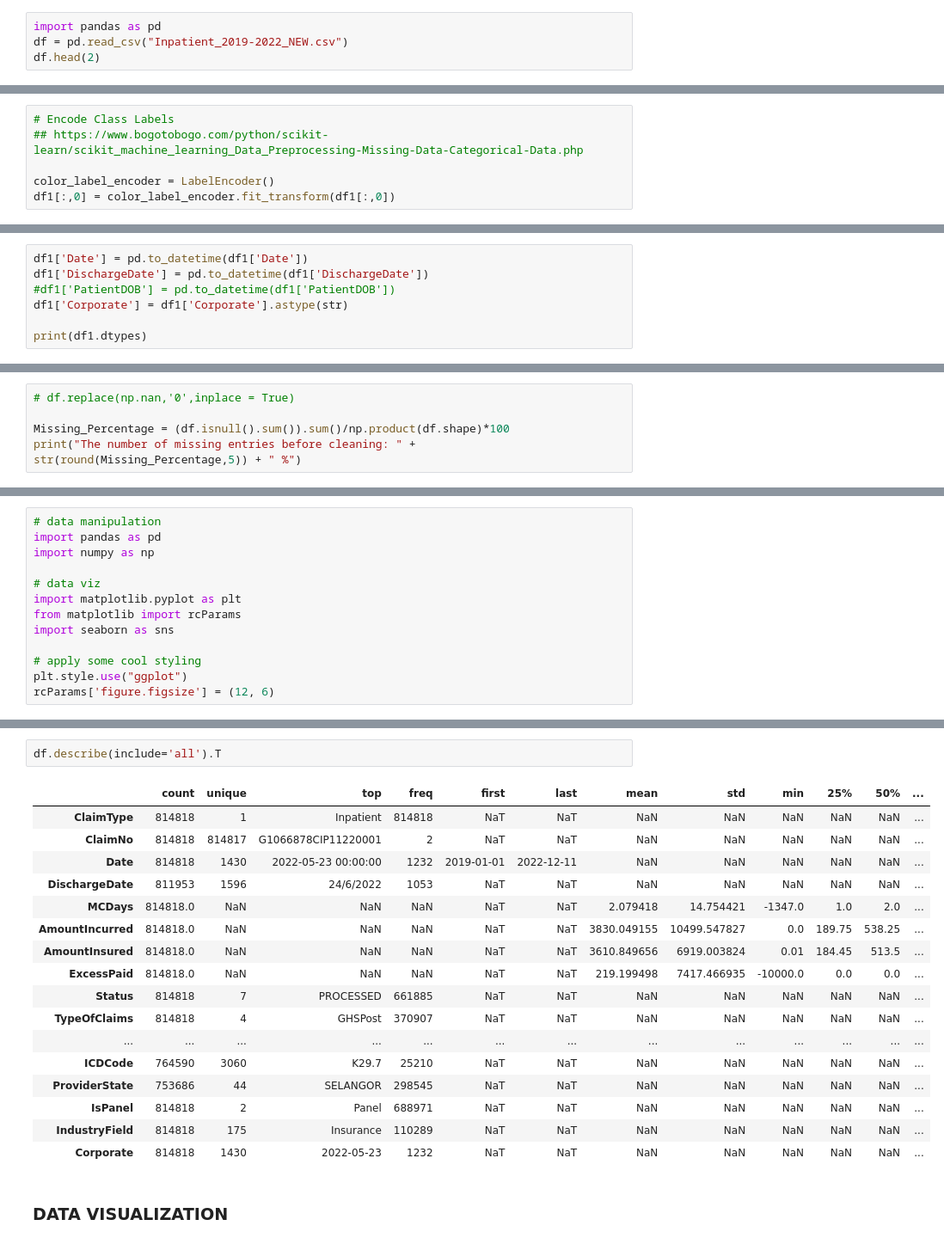
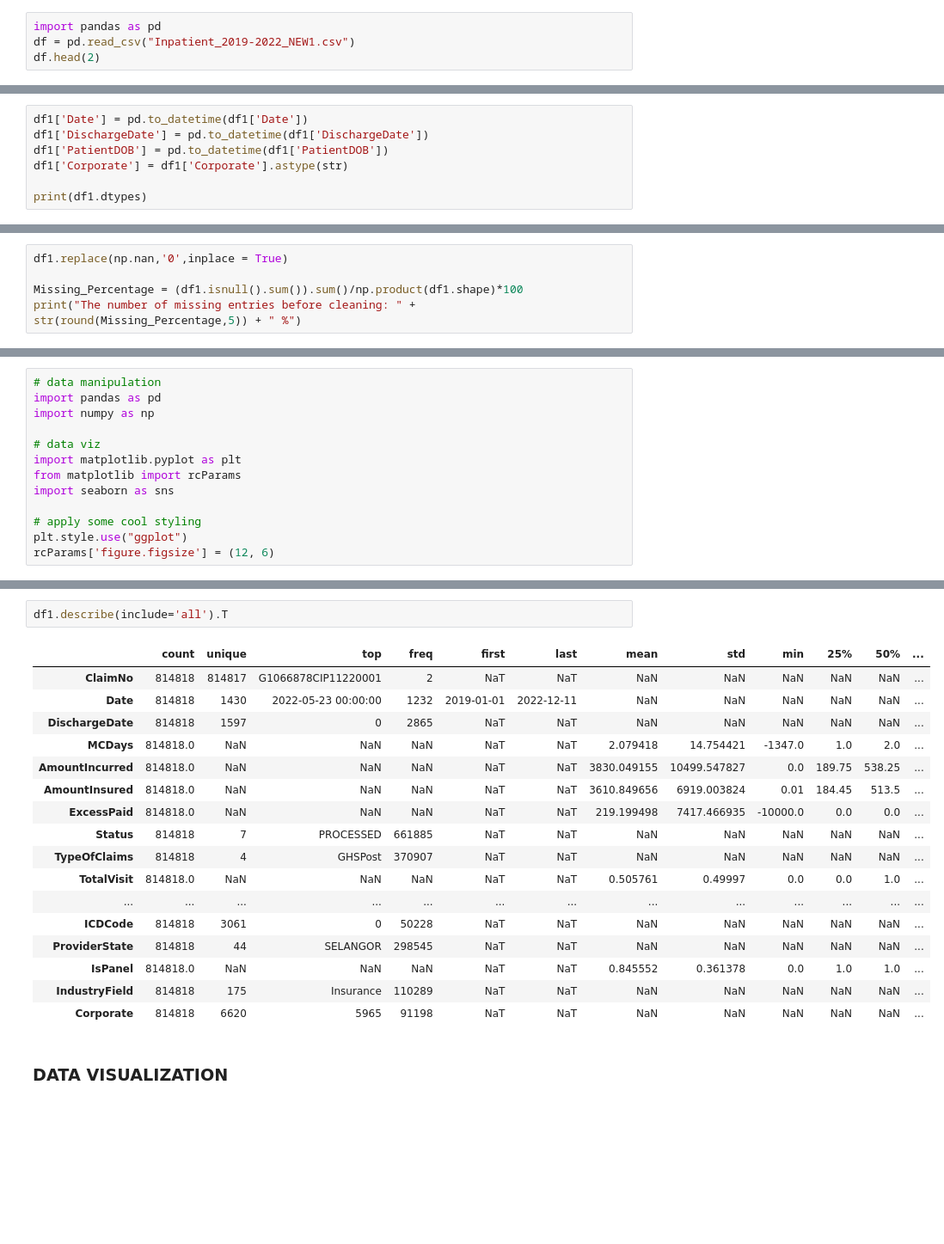
Before and after one commit to AngieChong/Research-Paper, a Jupyter notebook: P2_Prediction_of_Inpatient_Cost.ipynb, the cells around one changed output, grey strips where cells are left out. Shown at 86% size. Cells and saved outputs as stored; diff of their text form; blank space fills up the shorter version.

```diff
--- a/P2_Prediction_of_Inpatient_Cost.ipynb
+++ b/P2_Prediction_of_Inpatient_Cost.ipynb
@@ -17,5 +17,5 @@ User uploaded file "Inpatient_2019-2022_NEW.csv" with length 292638384 bytes
 # %%
 import pandas as pd
-df = pd.read_csv("Inpatient_2019-2022_NEW.csv")
+df = pd.read_csv("Inpatient_2019-2022_NEW1.csv")
 df.head(2)
 # %% [output]
@@ -78,10 +78,4 @@ df1.head(3)
 3 rows × 31 columns
-# %%
-# Encode Class Labels
-## https://www.bogotobogo.com/python/scikit-learn/scikit_machine_learning_Data_Preprocessing-Missing-Data-Categorical-Data.php
-
-color_label_encoder = LabelEncoder()
-df1[:,0] = color_label_encoder.fit_transform(df1[:,0])
 # %% [markdown]
 ### Change Data Types
 # %%
@@ -107,7 +101,7 @@ dtype: object
 # %%
 df1['Date'] = pd.to_datetime(df1['Date'])
 df1['DischargeDate'] = pd.to_datetime(df1['DischargeDate'])
-#df1['PatientDOB'] = pd.to_datetime(df1['PatientDOB'])
+df1['PatientDOB'] = pd.to_datetime(df1['PatientDOB'])
 df1['Corporate'] = df1['Corporate'].astype(str)
 
 print(df1.dtypes)
@@ -254,9 +252,9 @@ df1.MCDays.isnull().sum()
 # %% [output]
 0
 # %%
-# df.replace(np.nan,'0',inplace = True)
+df1.replace(np.nan,'0',inplace = True)
 
-Missing_Percentage = (df.isnull().sum()).sum()/np.product(df.shape)*100
+Missing_Percentage = (df1.isnull().sum()).sum()/np.product(df1.shape)*100
 print("The number of missing entries before cleaning: " + str(round(Missing_Percentage,5)) + " %")
 # %% [output]
 The number of missing entries before cleaning: 0.0 %
@@ -368,23 +366,23 @@ df.describe()
 # %%
-df.describe(include='all').T
+df1.describe(include='all').T
 # %% [output]
 |  | count | unique | top | freq | first | last | mean | std | min | 25% | 50% | ... |
-| ClaimType | 814818 | 1 | Inpatient | 814818 | NaT | NaT | NaN | NaN | NaN | NaN | NaN | ... |
 | ClaimNo | 814818 | 814817 | G1066878CIP11220001 | 2 | NaT | NaT | NaN | NaN | NaN | NaN | NaN | ... |
 | Date | 814818 | 1430 | 2022-05-23 00:00:00 | 1232 | 2019-01-01 | 2022-12-11 | NaN | NaN | NaN | NaN | NaN | ... |
-| DischargeDate | 811953 | 1596 | 24/6/2022 | 1053 | NaT | NaT | NaN | NaN | NaN | NaN | NaN | ... |
+| DischargeDate | 814818 | 1597 | 0 | 2865 | NaT | NaT | NaN | NaN | NaN | NaN | NaN | ... |
 | MCDays | 814818.0 | NaN | NaN | NaN | NaT | NaT | 2.079418 | 14.754421 | -1347.0 | 1.0 | 2.0 | ... |
 | AmountIncurred | 814818.0 | NaN | NaN | NaN | NaT | NaT | 3830.049155 | 10499.547827 | 0.0 | 189.75 | 538.25 | ... |
 | AmountInsured | 814818.0 | NaN | NaN | NaN | NaT | NaT | 3610.849656 | 6919.003824 | 0.01 | 184.45 | 513.5 | ... |
 | ExcessPaid | 814818.0 | NaN | NaN | NaN | NaT | NaT | 219.199498 | 7417.466935 | -10000.0 | 0.0 | 0.0 | ... |
 | Status | 814818 | 7 | PROCESSED | 661885 | NaT | NaT | NaN | NaN | NaN | NaN | NaN | ... |
 | TypeOfClaims | 814818 | 4 | GHSPost | 370907 | NaT | NaT | NaN | NaN | NaN | NaN | NaN | ... |
+| TotalVisit | 814818.0 | NaN | NaN | NaN | NaT | NaT | 0.505761 | 0.49997 | 0.0 | 0.0 | 1.0 | ... |
 | ... | ... | ... | ... | ... | ... | ... | ... | ... | ... | ... | ... | ... |
-| ICDCode | 764590 | 3060 | K29.7 | 25210 | NaT | NaT | NaN | NaN | NaN | NaN | NaN | ... |
-| ProviderState | 753686 | 44 | SELANGOR | 298545 | NaT | NaT | NaN | NaN | NaN | NaN | NaN | ... |
-| IsPanel | 814818 | 2 | Panel | 688971 | NaT | NaT | NaN | NaN | NaN | NaN | NaN | ... |
+| ICDCode | 814818 | 3061 | 0 | 50228 | NaT | NaT | NaN | NaN | NaN | NaN | NaN | ... |
+| ProviderState | 814818 | 44 | SELANGOR | 298545 | NaT | NaT | NaN | NaN | NaN | NaN | NaN | ... |
+| IsPanel | 814818.0 | NaN | NaN | NaN | NaT | NaT | 0.845552 | 0.361378 | 0.0 | 1.0 | 1.0 | ... |
 | IndustryField | 814818 | 175 | Insurance | 110289 | NaT | NaT | NaN | NaN | NaN | NaN | NaN | ... |
-| Corporate | 814818 | 1430 | 2022-05-23 | 1232 | NaT | NaT | NaN | NaN | NaN | NaN | NaN | ... |
+| Corporate | 814818 | 6620 | 5965 | 91198 | NaT | NaT | NaN | NaN | NaN | NaN | NaN | ... |
 # %% [markdown]
 ### DATA VISUALIZATION
 # %%
```
Also changed, not shown: parts of 34 cells of this notebook.
